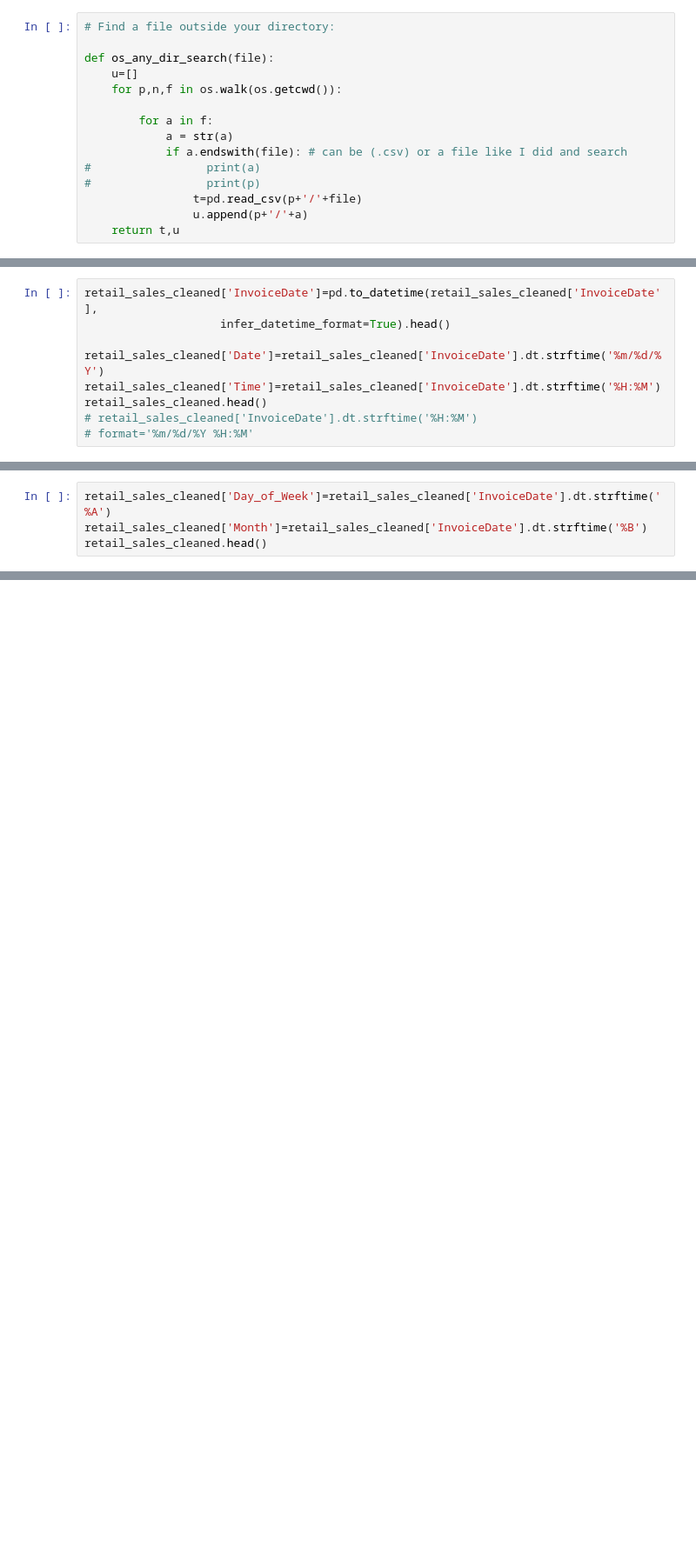
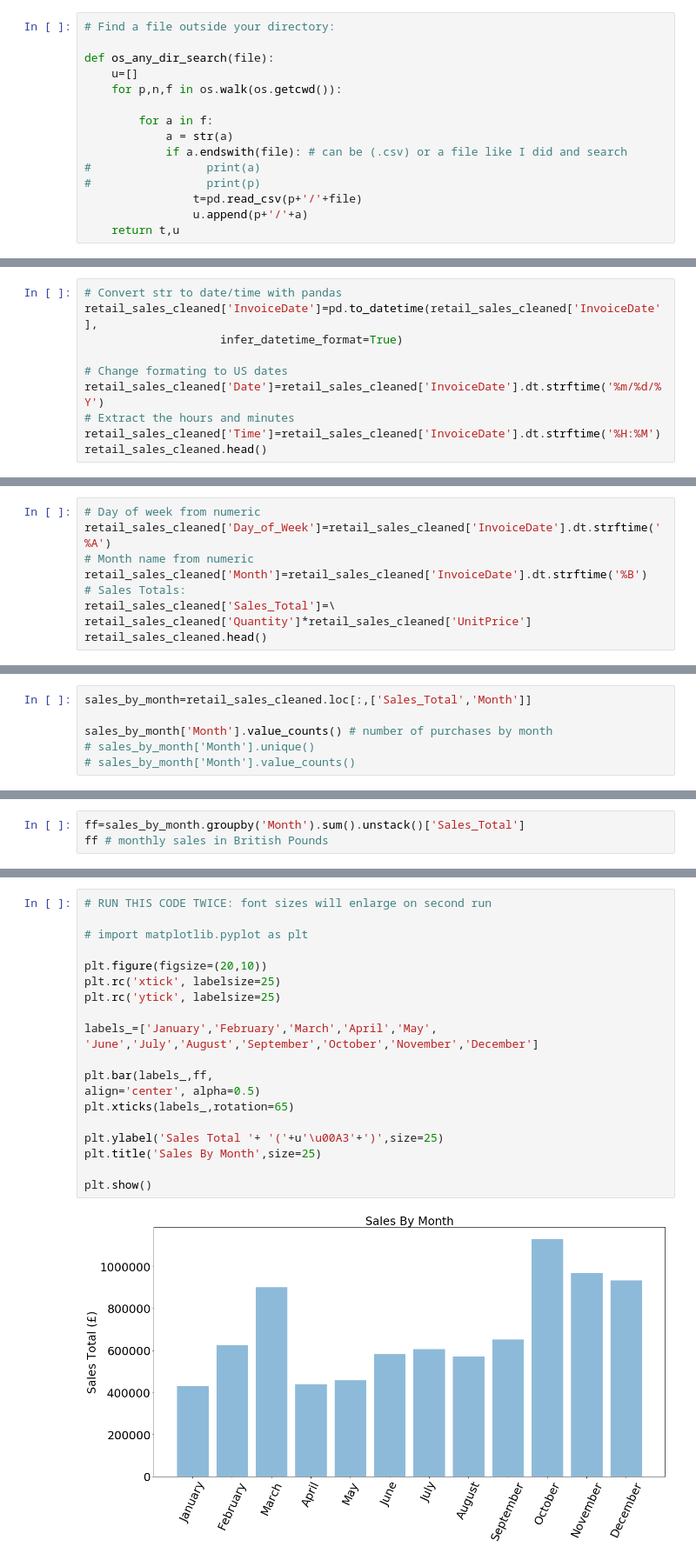
Before and after one commit to MrFuguDataScience/Python_Basics, a Jupyter notebook: time_series_plots.ipynb, the cells around one changed output, grey strips where cells are left out. Shown: that part at 87% size. Cells and saved outputs as stored; diff of their text form; blank space fills up the shorter version.

Commit message:
TimeSeries_Plots
update mistakes and cleaned code

```diff
--- a/time_series_plots.ipynb
+++ b/time_series_plots.ipynb
@@ -43,12 +60,13 @@ retail_sales_cleaned.head()
 # %%
+# Convert str to date/time with pandas
 retail_sales_cleaned['InvoiceDate']=pd.to_datetime(retail_sales_cleaned['InvoiceDate'],
-                    infer_datetime_format=True).head()
+                    infer_datetime_format=True)
 
+# Change formating to US dates
 retail_sales_cleaned['Date']=retail_sales_cleaned['InvoiceDate'].dt.strftime('%m/%d/%Y')
+# Extract the hours and minutes
 retail_sales_cleaned['Time']=retail_sales_cleaned['InvoiceDate'].dt.strftime('%H:%M')
 retail_sales_cleaned.head()
-# retail_sales_cleaned['InvoiceDate'].dt.strftime('%H:%M')
-# format='%m/%d/%Y %H:%M'
 # %% [output]
 |  | InvoiceNo | StockCode | Description | Quantity | InvoiceDate | UnitPrice | CustomerID | Country | CanceledQty | ... |
 | 0 | 563614 | 23345 | DOLLY GIRL BEAKER | 200 | 2011-08-18 08:51:00 | 1.08 | 12415 | Australia | 1 | ... |
@@ -57,8 +75,13 @@ retail_sales_cleaned.head()
 | 3 | 543989 | 20973 | 12 PENCIL SMALL TUBE WOODLAND | 384 | 2011-02-15 09:52:00 | 0.55 | 12415 | Australia | 1 | ... |
 | 4 | 547659 | 20984 | 12 PENCILS TALL TUBE POSY | 12 | 2011-03-24 13:05:00 | 0.85 | 12434 | Australia | 1 | ... |
 # %%
+# Day of week from numeric
 retail_sales_cleaned['Day_of_Week']=retail_sales_cleaned['InvoiceDate'].dt.strftime('%A')
+# Month name from numeric
 retail_sales_cleaned['Month']=retail_sales_cleaned['InvoiceDate'].dt.strftime('%B')
+# Sales Totals:
+retail_sales_cleaned['Sales_Total']=\
+retail_sales_cleaned['Quantity']*retail_sales_cleaned['UnitPrice']
 retail_sales_cleaned.head()
 # %% [output]
 |  | InvoiceNo | StockCode | Description | Quantity | InvoiceDate | UnitPrice | CustomerID | Country | CanceledQty | ... |
@@ -98,0 +120,6 @@ https://unidata.github.io/python-training/workshop/Time_Series/basic-time-series
+# %%
+sales_by_month=retail_sales_cleaned.loc[:,['Sales_Total','Month']]
+
+sales_by_month['Month'].value_counts() # number of purchases by month
+# sales_by_month['Month'].unique()
+# sales_by_month['Month'].value_counts()
@@ -98,0 +140,3 @@ https://unidata.github.io/python-training/workshop/Time_Series/basic-time-series
+# %%
+ff=sales_by_month.groupby('Month').sum().unstack()['Sales_Total']
+ff # monthly sales in British Pounds
@@ -98,0 +158,22 @@ https://unidata.github.io/python-training/workshop/Time_Series/basic-time-series
+# %%
+# RUN THIS CODE TWICE: font sizes will enlarge on second run
+
+# import matplotlib.pyplot as plt
+
+plt.figure(figsize=(20,10))
+plt.rc('xtick', labelsize=25)
+plt.rc('ytick', labelsize=25)
+
+labels_=['January','February','March','April','May',
+'June','July','August','September','October','November','December']
+
+plt.bar(labels_,ff,
+align='center', alpha=0.5)
+plt.xticks(labels_,rotation=65)
+
+plt.ylabel('Sales Total '+ '('+u'\u00A3'+')',size=25)
+plt.title('Sales By Month',size=25)
+
+plt.show()
+# %% [output]
+[figure, added]
```
Also changed, not shown: parts of 34 cells of this notebook.
